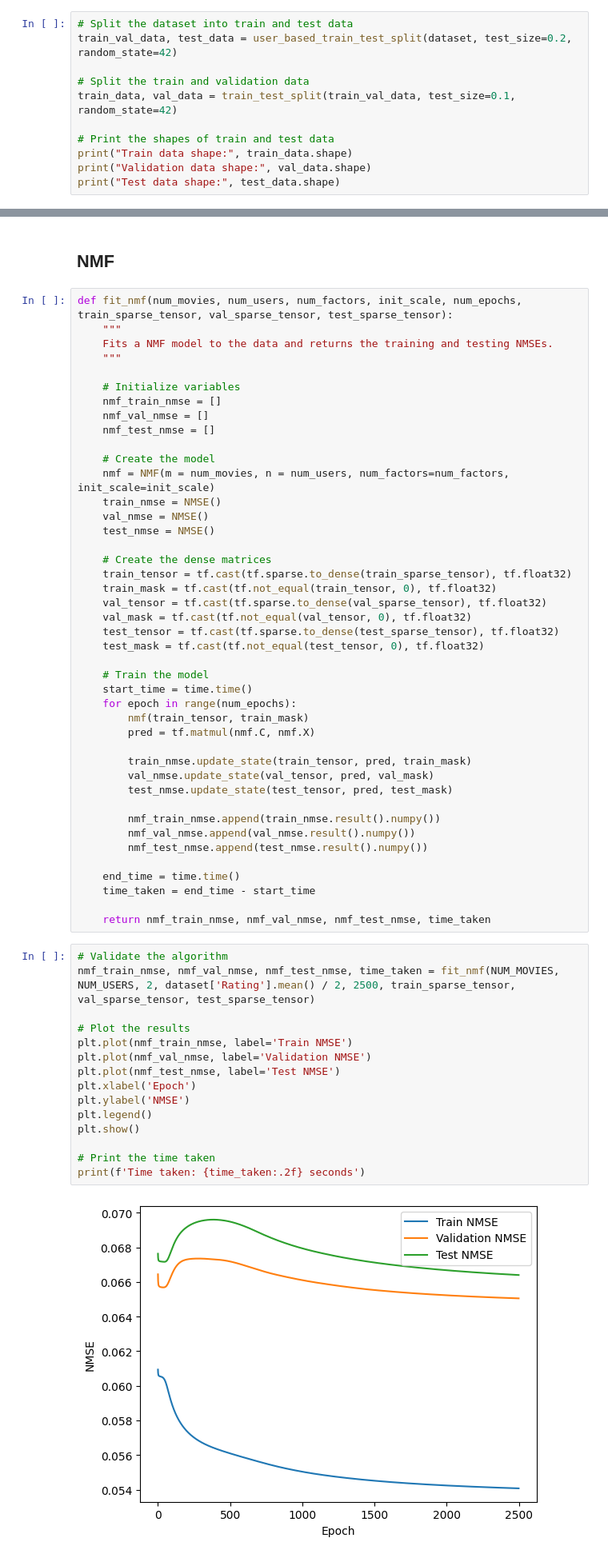
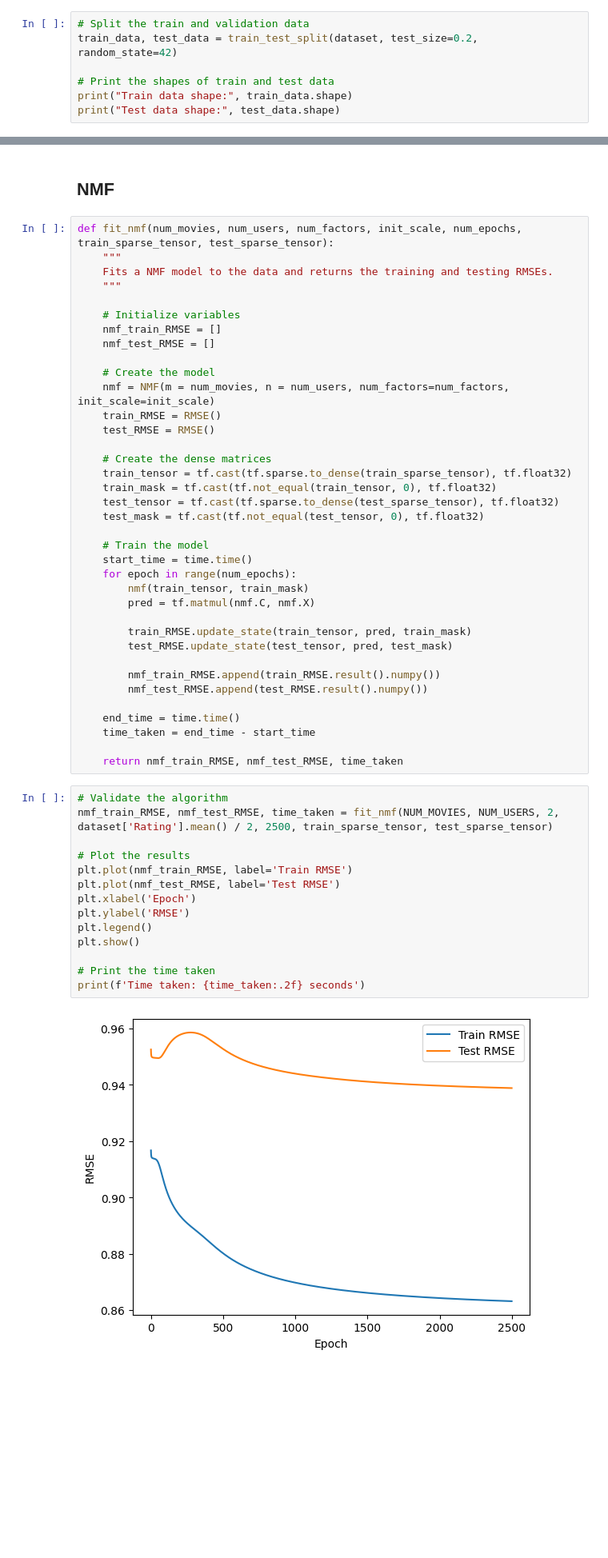
Before and after one commit to minhtuan27/master-thesis, a Jupyter notebook: Experiment/movielens100k.ipynb, the cells around one changed output, grey strips where cells are left out. Shown at 80% size. Saved outputs shown, nothing was run; the diff lists cells and outputs as text; blank space fills up the shorter version.

```diff
--- a/Experiment/movielens100k.ipynb
+++ b/Experiment/movielens100k.ipynb
@@ -48,14 +49,10 @@ plt.show()
 # %% [output]
 [figure]
 # %%
-# Split the dataset into train and test data
-train_val_data, test_data = user_based_train_test_split(dataset, test_size=0.2, random_state=42)
-
 # Split the train and validation data
-train_data, val_data = train_test_split(train_val_data, test_size=0.1, random_state=42)
+train_data, test_data = train_test_split(dataset, test_size=0.2, random_state=42)
 
 # Print the shapes of train and test data
 print("Train data shape:", train_data.shape)
-print("Validation data shape:", val_data.shape)
 print("Test data shape:", test_data.shape)
 # %% [output]
@@ -113,27 +101,23 @@ Your kernel may have been built without NUMA support.
 # %% [markdown]
 ## NMF
 # %%
-def fit_nmf(num_movies, num_users, num_factors, init_scale, num_epochs, train_sparse_tensor, val_sparse_tensor, test_sparse_tensor):
+def fit_nmf(num_movies, num_users, num_factors, init_scale, num_epochs, train_sparse_tensor, test_sparse_tensor):
     """
-    Fits a NMF model to the data and returns the training and testing NMSEs.
+    Fits a NMF model to the data and returns the training and testing RMSEs.
     """
 
     # Initialize variables
-    nmf_train_nmse = []
-    nmf_val_nmse = []
-    nmf_test_nmse = []
+    nmf_train_RMSE = []
+    nmf_test_RMSE = []
 
     # Create the model
     nmf = NMF(m = num_movies, n = num_users, num_factors=num_factors, init_scale=init_scale)
-    train_nmse = NMSE()
-    val_nmse = NMSE()
-    test_nmse = NMSE()
+    train_RMSE = RMSE()
+    test_RMSE = RMSE()
 
     # Create the dense matrices
     train_tensor = tf.cast(tf.sparse.to_dense(train_sparse_tensor), tf.float32)
     train_mask = tf.cast(tf.not_equal(train_tensor, 0), tf.float32)
-    val_tensor = tf.cast(tf.sparse.to_dense(val_sparse_tensor), tf.float32)
-    val_mask = tf.cast(tf.not_equal(val_tensor, 0), tf.float32)
     test_tensor = tf.cast(tf.sparse.to_dense(test_sparse_tensor), tf.float32)
     test_mask = tf.cast(tf.not_equal(test_tensor, 0), tf.float32)
 
@@ -143,32 +127,29 @@ def fit_nmf(num_movies, num_users, num_factors, init_scale, num_epochs, train_sp
         nmf(train_tensor, train_mask)
         pred = tf.matmul(nmf.C, nmf.X)
 
-        train_nmse.update_state(train_tensor, pred, train_mask)
-        val_nmse.update_state(val_tensor, pred, val_mask)
-        test_nmse.update_state(test_tensor, pred, test_mask)
+        train_RMSE.update_state(train_tensor, pred, train_mask)
+        test_RMSE.update_state(test_tensor, pred, test_mask)
 
-        nmf_train_nmse.append(train_nmse.result().numpy())
-        nmf_val_nmse.append(val_nmse.result().numpy())
-        nmf_test_nmse.append(test_nmse.result().numpy())
+        nmf_train_RMSE.append(train_RMSE.result().numpy())
+        nmf_test_RMSE.append(test_RMSE.result().numpy())
 
     end_time = time.time()
     time_taken = end_time - start_time
 
-    return nmf_train_nmse, nmf_val_nmse, nmf_test_nmse, time_taken
+    return nmf_train_RMSE, nmf_test_RMSE, time_taken
 # %%
 # Validate the algorithm
-nmf_train_nmse, nmf_val_nmse, nmf_test_nmse, time_taken = fit_nmf(NUM_MOVIES, NUM_USERS, 2, dataset['Rating'].mean() / 2, 2500, train_sparse_tensor, val_sparse_tensor, test_sparse_tensor)
+nmf_train_RMSE, nmf_test_RMSE, time_taken = fit_nmf(NUM_MOVIES, NUM_USERS, 2, dataset['Rating'].mean() / 2, 2500, train_sparse_tensor, test_sparse_tensor)
 
 # Plot the results
-plt.plot(nmf_train_nmse, label='Train NMSE')
-plt.plot(nmf_val_nmse, label='Validation NMSE')
-plt.plot(nmf_test_nmse, label='Test NMSE')
+plt.plot(nmf_train_RMSE, label='Train RMSE')
+plt.plot(nmf_test_RMSE, label='Test RMSE')
 plt.xlabel('Epoch')
-plt.ylabel('NMSE')
+plt.ylabel('RMSE')
 plt.legend()
 plt.show()
 
 # Print the time taken
 print(f'Time taken: {time_taken:.2f} seconds')
 # %% [output]
-[figure, old version]
+[figure, new version]
```
Also changed, not shown: parts of 15 cells of this notebook, 8 other files.
